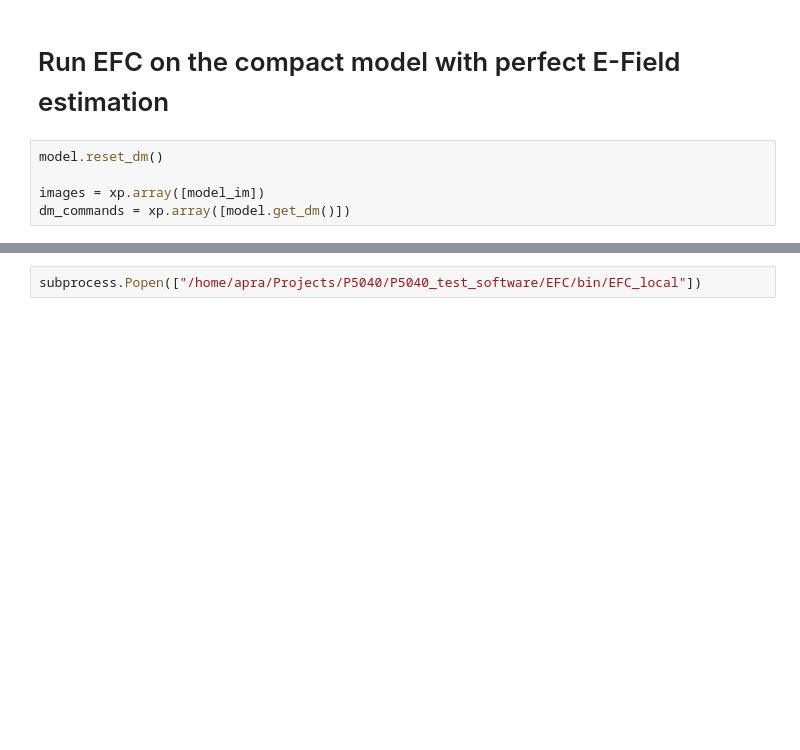
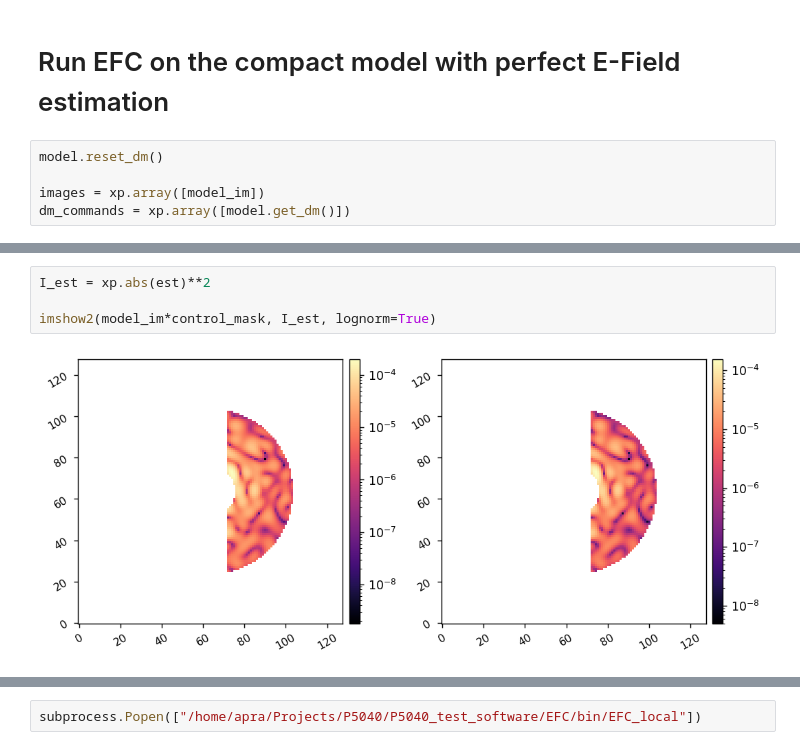
Before and after one commit to kian1377/apra-howfsc-models, a Jupyter notebook: notebooks/efc_compact_p5040.ipynb, the cells around one changed output, grey strips where cells are left out. Cells and saved outputs as stored; diff of their text form; blank space fills up the shorter version.

```diff
--- a/notebooks/efc_compact_p5040.ipynb
+++ b/notebooks/efc_compact_p5040.ipynb
@@ -126,0 +152,6 @@ import subprocess
+# %%
+I_est = xp.abs(est)**2
+
+imshow2(model_im*control_mask, I_est, lognorm=True)
+# %% [output]
+[figure, added]
```
Also changed, not shown: parts of 17 cells of this notebook, 3 other files.
